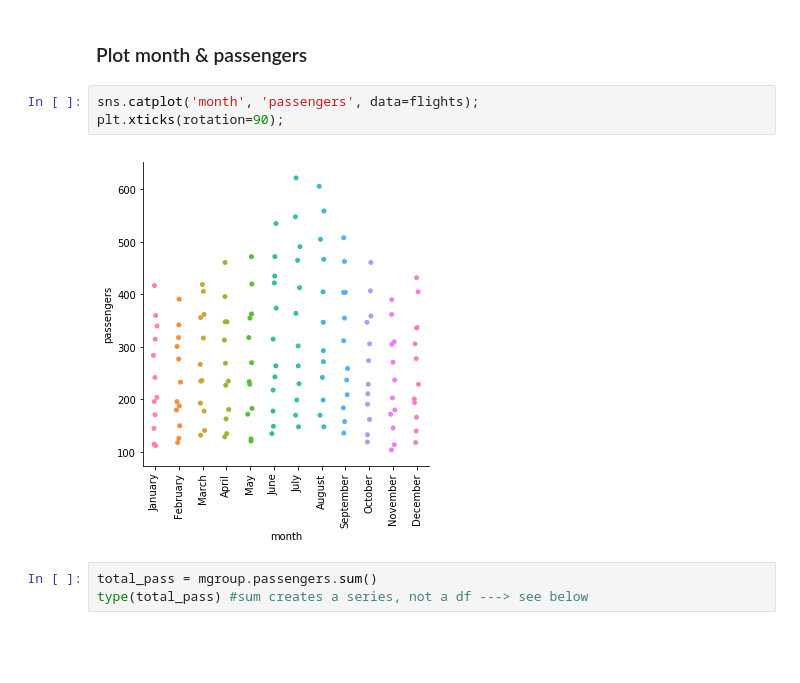
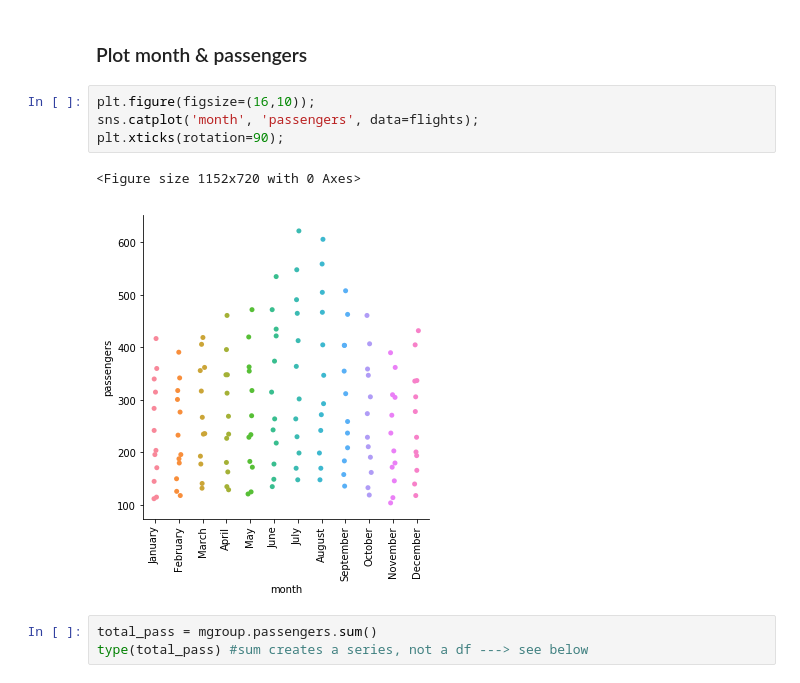
Before and after one commit to bloominstituteoftechnology/DS-Sprint-02-Storytelling-With-Data, a Jupyter notebook: module2-choose-appropriate-visualizations/LS_DS_122_Choose_appropriate_visualizations.ipynb, the cells around one changed output. Saved outputs shown, nothing was run; the diff lists cells and outputs as text; blank space fills up the shorter version.

```diff
--- a/module2-choose-appropriate-visualizations/LS_DS_122_Choose_appropriate_visualizations.ipynb
+++ b/module2-choose-appropriate-visualizations/LS_DS_122_Choose_appropriate_visualizations.ipynb
@@ -313,10 +313,12 @@ plt.xticks(rotation=90);
 # %% [markdown]
 ### Plot month & passengers
 # %%
+plt.figure(figsize=(16,10));
 sns.catplot('month', 'passengers', data=flights);
 plt.xticks(rotation=90);
 # %% [output]
+<Figure size 1152x720 with 0 Axes>
-[figure, old version]
+[figure, new version]
 # %%
 total_pass = mgroup.passengers.sum()
 type(total_pass) #sum creates a series, not a df ---> see below
```
Also changed, not shown: parts of 3 cells of this notebook.
